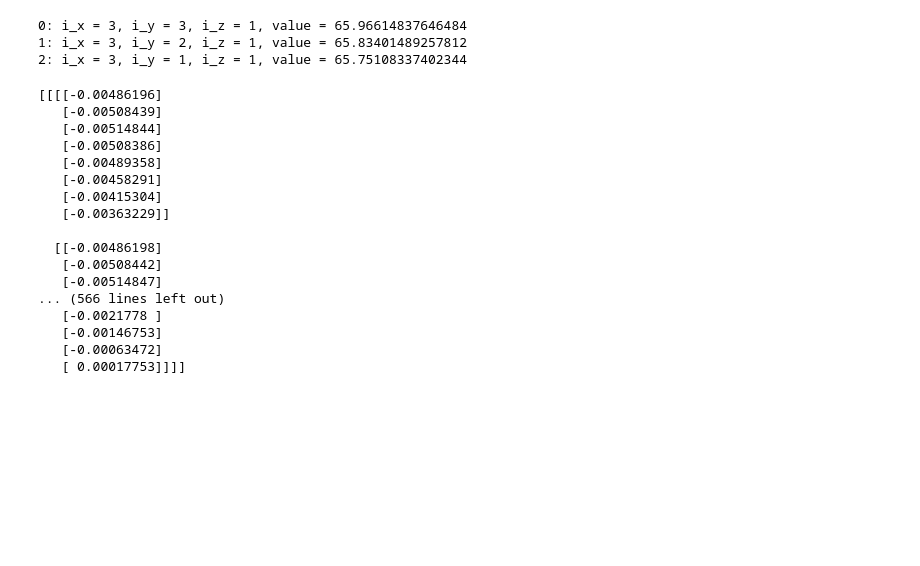
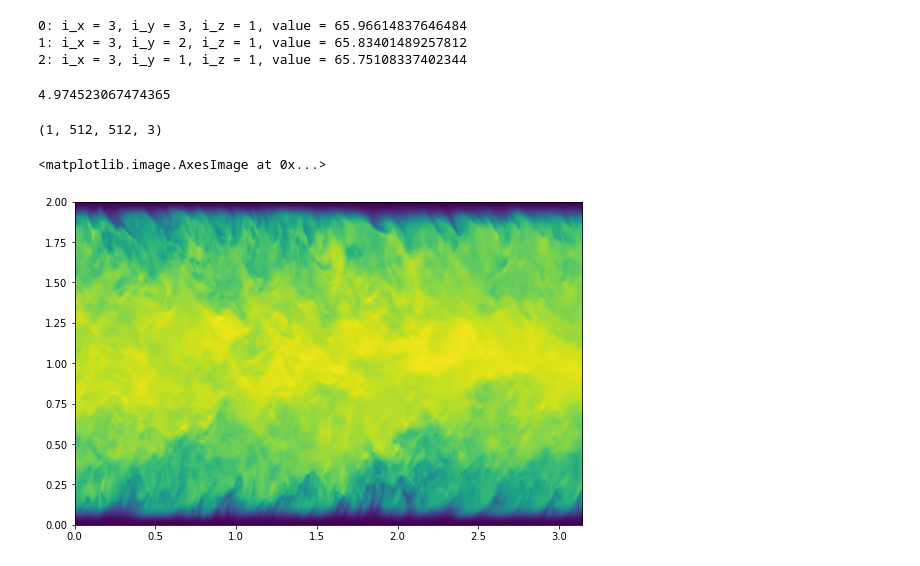
Before and after one commit to idies/pyJHTDB, a Jupyter notebook: examples/channel.ipynb, the cells around one changed output. Saved outputs shown, nothing was run; the diff lists cells and outputs as text; code cells hidden in the pictures; blank space fills up the shorter version.

Commit message:
implement getCutout and add more examples

```diff
--- a/examples/channel.ipynb
+++ b/examples/channel.ipynb
@@ -197,31 +199,32 @@ for p in range(N):
 1: i_x = 3, i_y = 2, i_z = 1, value = 65.83401489257812
 2: i_x = 3, i_y = 1, i_z = 1, value = 65.75108337402344
 # %%
-result = lTDB.getRawData(
-            time,
-            start = np.array([0, 0, 0], dtype = np.int),
-            size  = np.array([8, 8, 8], dtype = np.int),
-            data_set = 'channel',
-            getFunction = 'Pressure')
-print(result)
+start = tt.time()
+result = lTDB.getCutout(
+    data_set = 'channel',
+    field='u',
+    time=int(0),
+    start = np.array([0, 0, 0], dtype = np.int),
+    size  = np.array([512, 512, 1], dtype = np.int),
+    step  = np.array([1, 1, 1], dtype = np.int),
+    filter_width = 1)
+#print(result)
+end = tt.time()
+print(end - start)
 # %% [output]
-[[[[-0.00486196]
-   [-0.00508439]
-   [-0.00514844]
-   [-0.00508386]
-   [-0.00489358]
-   [-0.00458291]
-   [-0.00415304]
-   [-0.00363229]]
-
-  [[-0.00486198]
-   [-0.00508442]
-   [-0.00514847]
-... (566 lines left out)
-   [-0.0021778 ]
-   [-0.00146753]
-   [-0.00063472]
-   [ 0.00017753]]]]
+4.974523067474365
+# %%
+print(result.shape)
+fig = plt.figure(figsize = (20, 40))
+a = fig.add_subplot(121)
+#a.set_axis_off()
+a.imshow(result[0,:,:,0],
+         extent = [0, 3.14, 0, 2],
+         interpolation = 'none')
+# %% [output]
+(1, 512, 512, 3)
+<matplotlib.image.AxesImage at 0x...>
+[figure, added]
 # %%
 x, t = lTDB.getPosition(
     starttime = 0.1,
```
Also changed, not shown: parts of 14 cells of this notebook, 24 other files.
